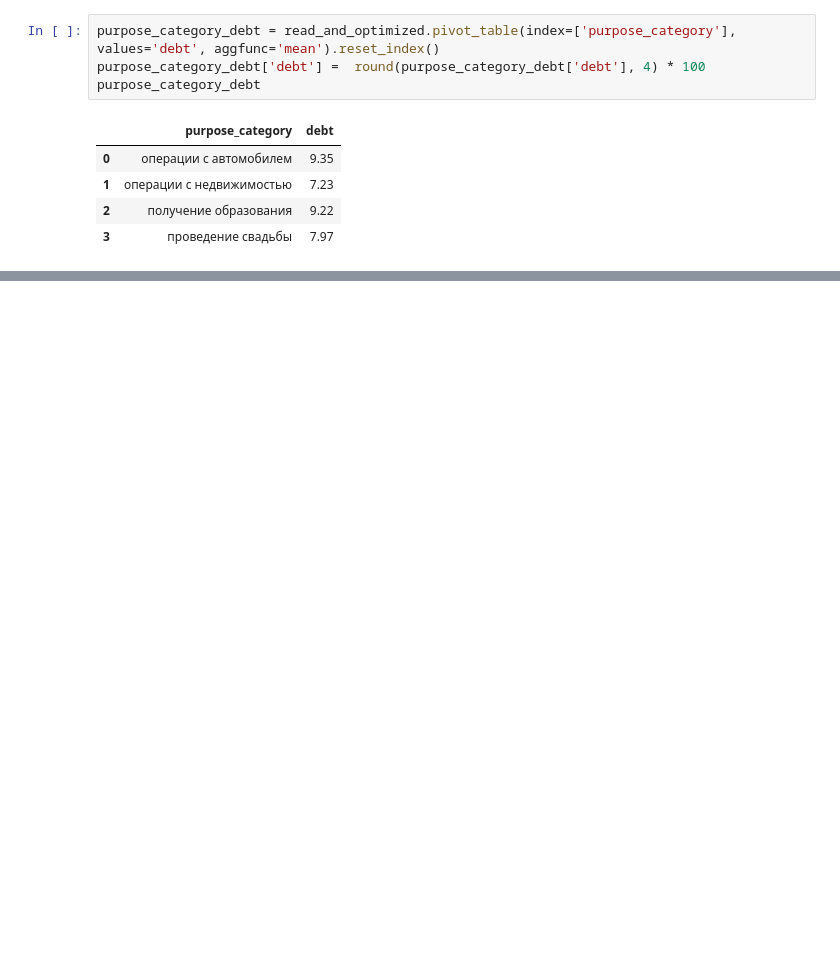
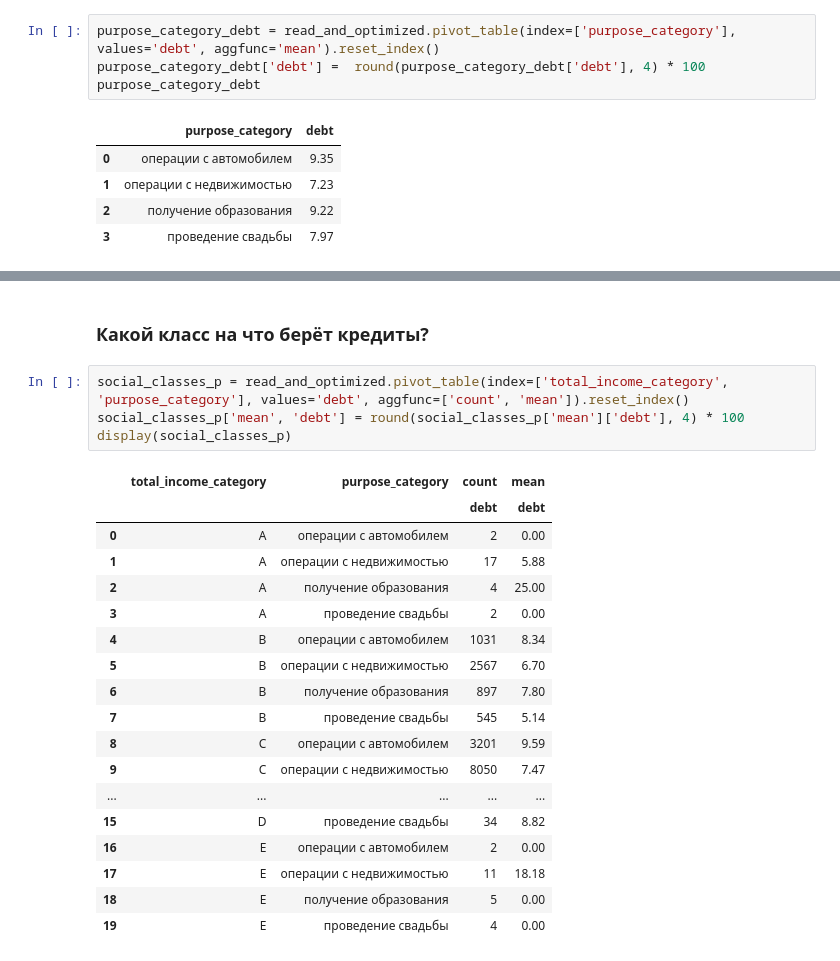
Before and after one commit to RedEkim/yandex_projects_v2, a Jupyter notebook: 2. bank_credit_department_project/bank_credit_department_project.ipynb, the cells around one changed output, grey strips where cells are left out. Drawn from its saved outputs; the diff is of its cells as text; blank space fills up the shorter version.

```diff
--- a/2. bank_credit_department_project/bank_credit_department_project.ipynb
+++ b/2. bank_credit_department_project/bank_credit_department_project.ipynb
@@ -823,0 +878,25 @@ purpose_category_debt
+# %% [markdown]
+###  Какой класс на что берёт кредиты?
+# %%
+social_classes_p = read_and_optimized.pivot_table(index=['total_income_category', 'purpose_category'], values='debt', aggfunc=['count', 'mean']).reset_index()
+social_classes_p['mean', 'debt'] = round(social_classes_p['mean']['debt'], 4) * 100
+display(social_classes_p)
+# %% [output]
+|  | total_income_category | purpose_category | count | mean |
+|  |  |  | debt | debt |
+| 0 | A | операции с автомобилем | 2 | 0.00 |
+| 1 | A | операции с недвижимостью | 17 | 5.88 |
+| 2 | A | получение образования | 4 | 25.00 |
+| 3 | A | проведение свадьбы | 2 | 0.00 |
+| 4 | B | операции с автомобилем | 1031 | 8.34 |
+| 5 | B | операции с недвижимостью | 2567 | 6.70 |
+| 6 | B | получение образования | 897 | 7.80 |
+| 7 | B | проведение свадьбы | 545 | 5.14 |
+| 8 | C | операции с автомобилем | 3201 | 9.59 |
+| 9 | C | операции с недвижимостью | 8050 | 7.47 |
+| ... | ... | ... | ... | ... |
+| 15 | D | проведение свадьбы | 34 | 8.82 |
+| 16 | E | операции с автомобилем | 2 | 0.00 |
+| 17 | E | операции с недвижимостью | 11 | 18.18 |
+| 18 | E | получение образования | 5 | 0.00 |
+| 19 | E | проведение свадьбы | 4 | 0.00 |
```
Also changed, not shown: parts of 33 cells of this notebook.
